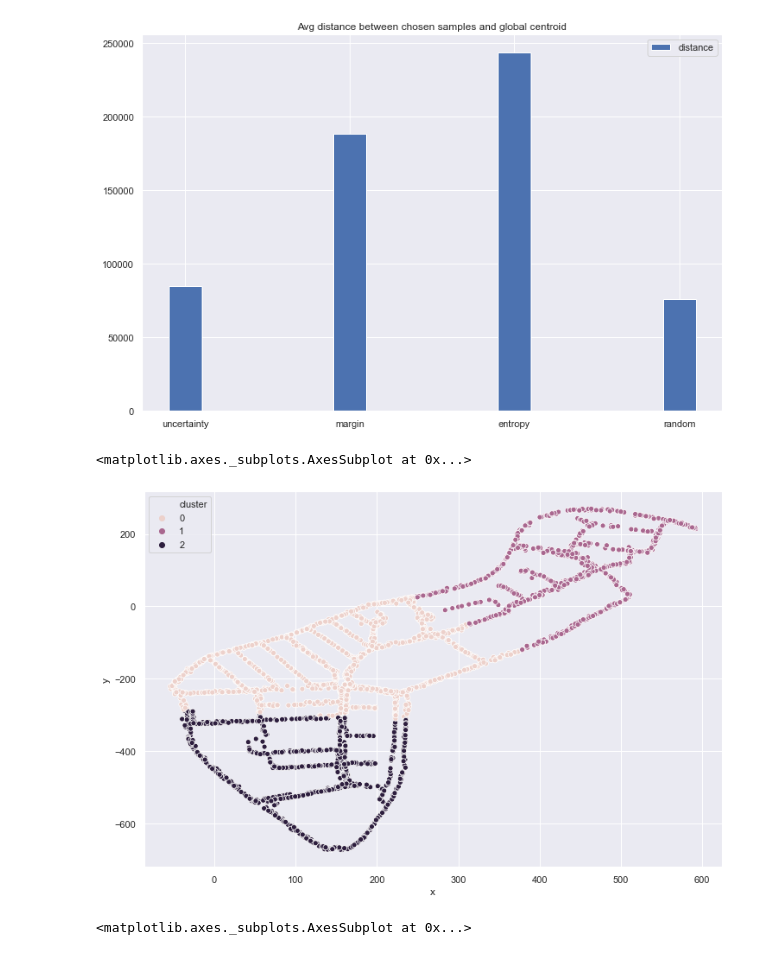
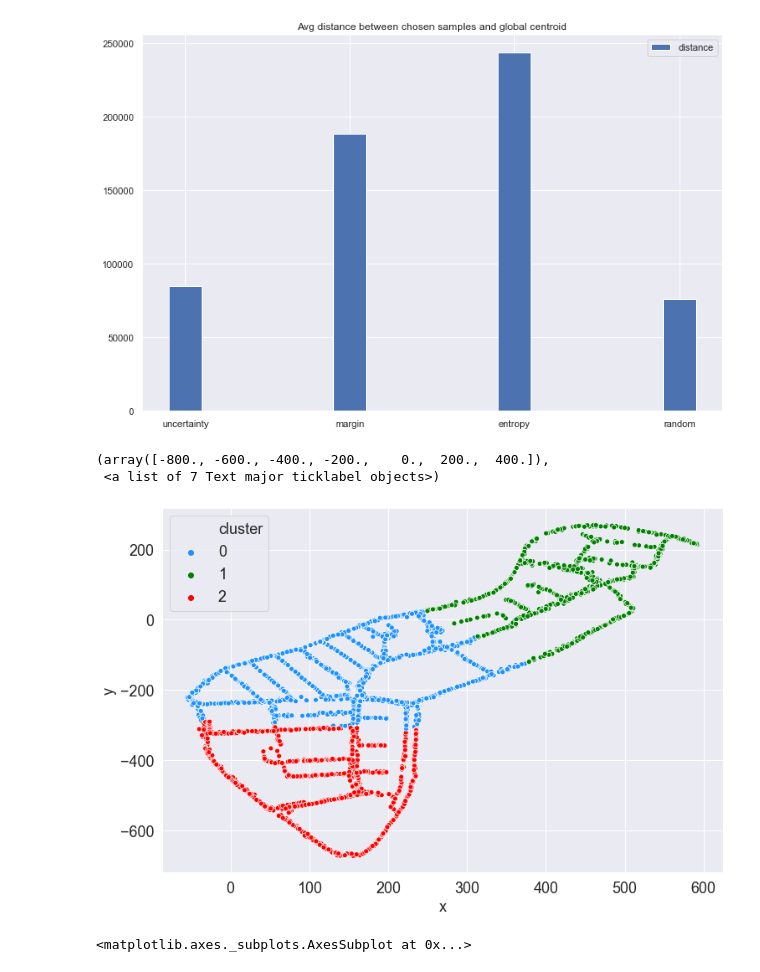
Before and after one commit to telenovelachuan/data_science, a Jupyter notebook: master_project/active_learning.ipynb, the cells around one changed output. Saved outputs shown, nothing was run; the diff lists cells and outputs as text; code cells hidden in the pictures.

Commit message:
update notebook & images for paper

```diff
--- a/master_project/active_learning.ipynb
+++ b/master_project/active_learning.ipynb
@@ -403,17 +406,22 @@ mses_uncertainty_all = list(mse_dict_uncertainty_all.values())
 mses_margin_all = list(mse_dict_margin_all.values())
 mses_entropy_all = list(mse_dict_entropy_all.values())
 
-
+font_size = 16
+import matplotlib.ticker as ticker
 sns.set()
-plt.figure(figsize=(12, 6))
+fig, ax = plt.subplots(figsize=(12, 6))
+#plt.figure(figsize=(12, 6))
 plt.plot(n_queries, mses_random_all, label="random sampling")
 plt.plot(n_queries, mses_uncertainty_all, label="uncertainty sampling")
 plt.plot(n_queries, mses_margin_all, label="margin sampling")
 plt.plot(n_queries, mses_entropy_all, label="entropy sampling")
 
+plt.ylabel("mse", fontsize=font_size)
+plt.xlabel("n_queries", fontsize=font_size)
+plt.legend(prop={'size': font_size})
+plt.xticks(fontsize=font_size)
+plt.yticks(fontsize=font_size)
 
-plt.ylabel("mse")
-plt.xlabel("n_queries")
-plt.legend()
 plt.ylim((0, 130000))
+ax.yaxis.set_major_formatter(ticker.EngFormatter())
 # %% [output]
@@ -468,14 +475,20 @@ plt.legend()
 # %%
 # cluster the dots using KMeans, and calculate the avg distance between chosen dots and cluster centroids
 if "type" in df_pool.columns:
     df_pool.drop(columns=["type"], inplace=True)
 kmeans = KMeans(n_clusters=3, random_state=42).fit(df_pool)
 df_pool["cluster"] = kmeans.labels_
 
 sns.set()
 plt.figure(figsize=(12, 8))
-sns.scatterplot(x="x", y="y", data=df_pool, hue="cluster")
+sns.scatterplot(x="x", y="y", data=df_pool, hue="cluster", palette=["dodgerblue", "green", "red"])
+plt.ylabel("y", fontsize=font_size)
+plt.xlabel("x", fontsize=font_size)
+plt.legend(prop={'size': font_size})
+plt.xticks(fontsize=font_size)
+plt.yticks(fontsize=font_size)
 # %% [output]
-<matplotlib.axes._subplots.AxesSubplot at 0x...>
+(array([-800., -600., -400., -200.,    0.,  200.,  400.]),
+ <a list of 7 Text major ticklabel objects>)
-[figure, old version]
+[figure, new version]
 # %%
```
Also changed, not shown: parts of 5 cells of this notebook, 4 other files.
